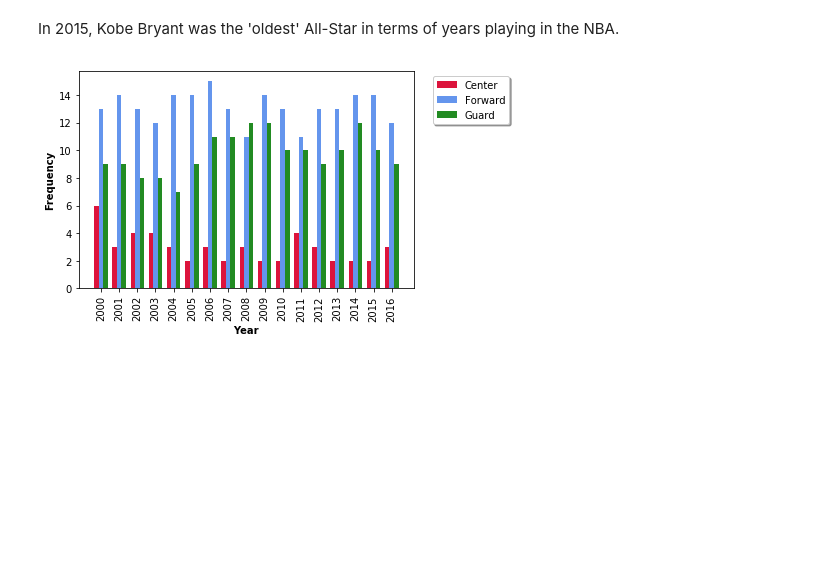
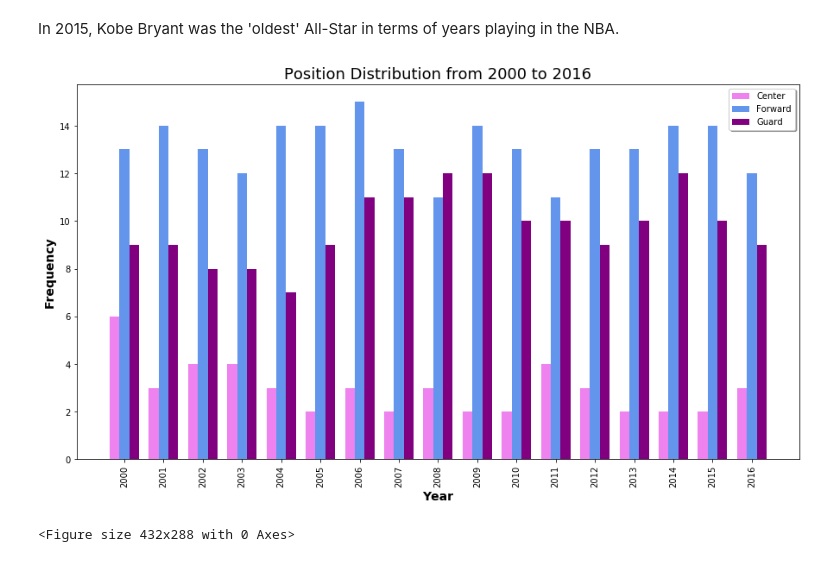
Before and after one commit to aclao89/NBA_All_Stars, a Jupyter notebook: Data Exploration for NBA All Star Games .ipynb, the cells around one changed output. Drawn from its saved outputs; the diff is of its cells as text; code cells hidden in the pictures; blank space fills up the shorter version.

Commit message:
Saved Position Distribution Graph

```diff
--- a/Data Exploration for NBA All Star Games .ipynb
+++ b/Data Exploration for NBA All Star Games .ipynb
@@ -503,32 +504,39 @@ In 2015, Kobe Bryant was the 'oldest' All-Star in terms of years playing in the
 # %%
 barWidth = 0.25
 
 #Set Height of the bar
 center = [6, 3 , 4, 4, 3, 2, 3 , 2, 3, 2, 2,4, 3, 2, 2, 2, 3]
 
 forward = [13, 14, 13, 12, 14, 14, 15, 13 ,11 ,14, 13 , 11, 13, 13, 14, 14, 12]
 
 guard = [ 9, 9, 8, 8 , 7, 9 ,11, 11, 12, 12, 10, 10, 9, 10, 12, 10, 9]
 
 #Set position of the bar on the X Axis
 r1 = np.arange(len(center))
 r2 = [x + barWidth for x in r1]
 r3 = [x + barWidth for x in r2]
 
+# Adjust figure size
+plt.figure(figsize=(15,8))
+
 #Make Plot
-plt.bar(r1, center, color='crimson', width= barWidth, label='Center')
+plt.bar(r1, center, color='violet', width= barWidth, label='Center')
 plt.bar(r2, forward, color='cornflowerblue', width= barWidth, label='Forward')
-plt.bar(r3, guard, color='forestgreen', width= barWidth, label='Guard')
+plt.bar(r3, guard, color='purple', width= barWidth, label='Guard')
 
-# Adjust figure size
+
 
 
 #Add XTicks
-plt.xlabel('Year', fontweight ='bold')
-plt.ylabel('Frequency', fontweight= 'bold')
+plt.xlabel('Year', fontweight ='bold', fontsize = 14)
+plt.ylabel('Frequency', fontweight= 'bold',  fontsize = 14)
+plt.title('Position Distribution from 2000 to 2016', fontsize = 18)
 plt.xticks([r + barWidth for r in range(len(center))], ['2000', '2001', '2002', '2003','2004',
                                                 '2005', '2006' ,'2007', '2008','2009', '2010', '2011','2012', '2013', '2014', '2015', '2016'], rotation= 90)
-plt.legend(bbox_to_anchor = (1.3,1), fancybox=True, shadow= True, loc='upper right')
+plt.legend(fancybox=True, shadow= True, loc='upper right')
 plt.show()
+
+plt.savefig('positiondistribution.png')
 # %% [output]
-[figure, old version]
+[figure, new version]
+<Figure size 432x288 with 0 Axes>
```
Also changed, not shown: parts of 1 cell of this notebook.
